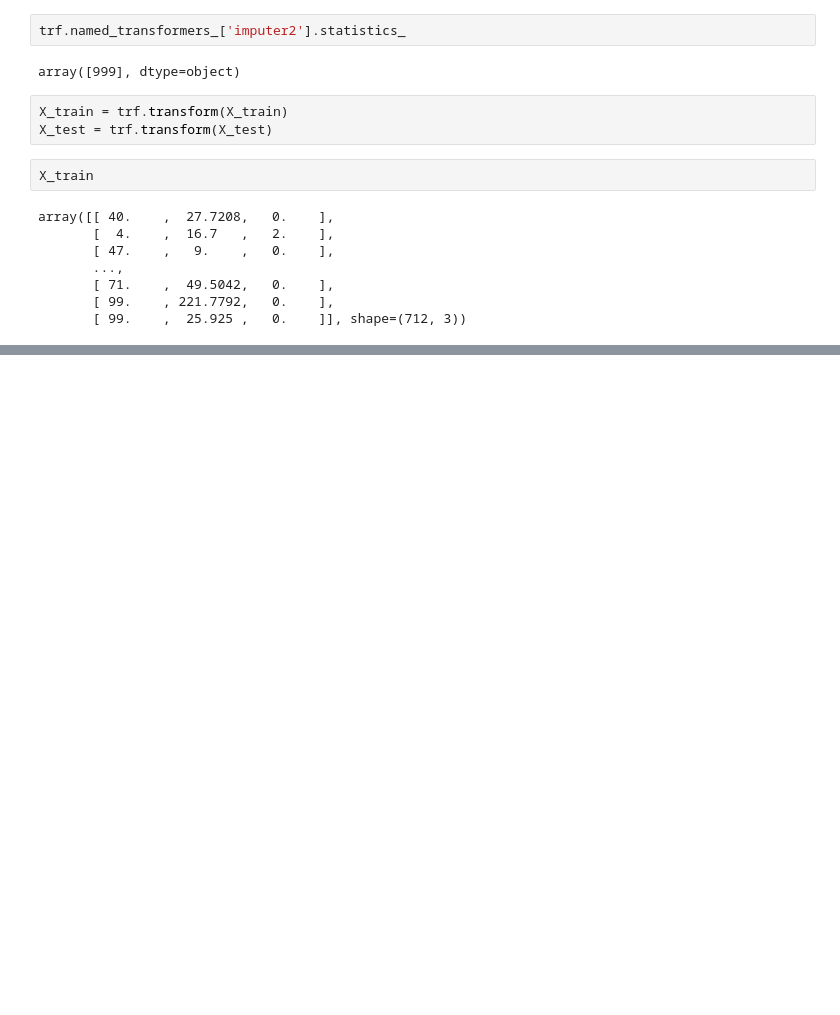
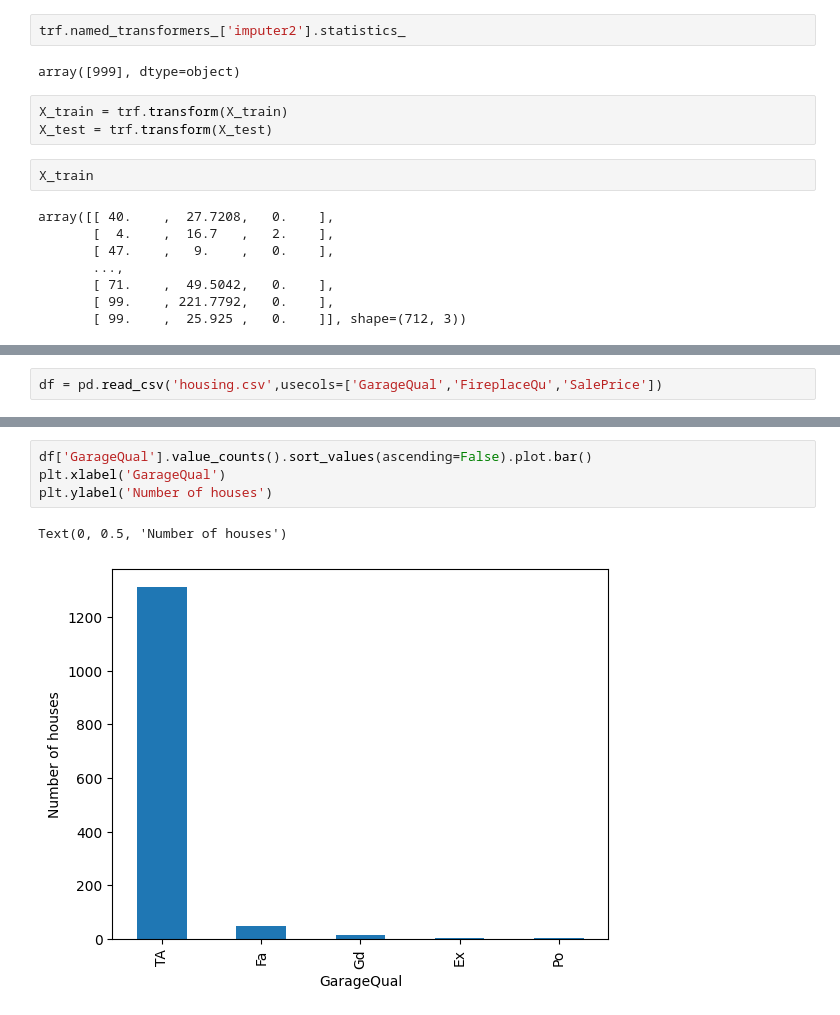
Before and after one commit to Mir-Ilham/ml-from-math-to-applications, a Jupyter notebook: phase3-feature-engineering-and-classical-ML/feature-engineering/10-simple-imputation.ipynb, the cells around one changed output, grey strips where cells are left out. Drawn from its saved outputs; the diff is of its cells as text; blank space fills up the shorter version.

```diff
--- a/phase3-feature-engineering-and-classical-ML/feature-engineering/10-simple-imputation.ipynb
+++ b/phase3-feature-engineering-and-classical-ML/feature-engineering/10-simple-imputation.ipynb
@@ -379,0 +394,2 @@ array([[ 40.    ,  27.7208,   0.    ],
+# %%
+df = pd.read_csv('housing.csv',usecols=['GarageQual','FireplaceQu','SalePrice'])
@@ -379,0 +412,7 @@ array([[ 40.    ,  27.7208,   0.    ],
+# %%
+df['GarageQual'].value_counts().sort_values(ascending=False).plot.bar()
+plt.xlabel('GarageQual')
+plt.ylabel('Number of houses')
+# %% [output]
+Text(0, 0.5, 'Number of houses')
+[figure, added]
```
Also changed, not shown: parts of 34 cells of this notebook, 3 other files.
